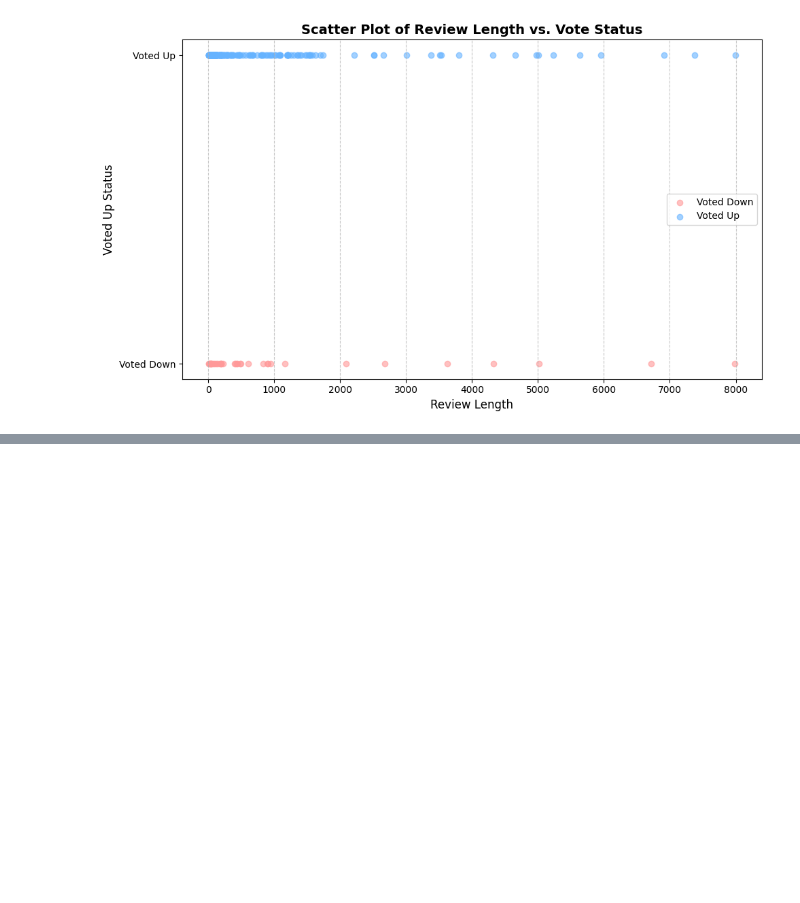
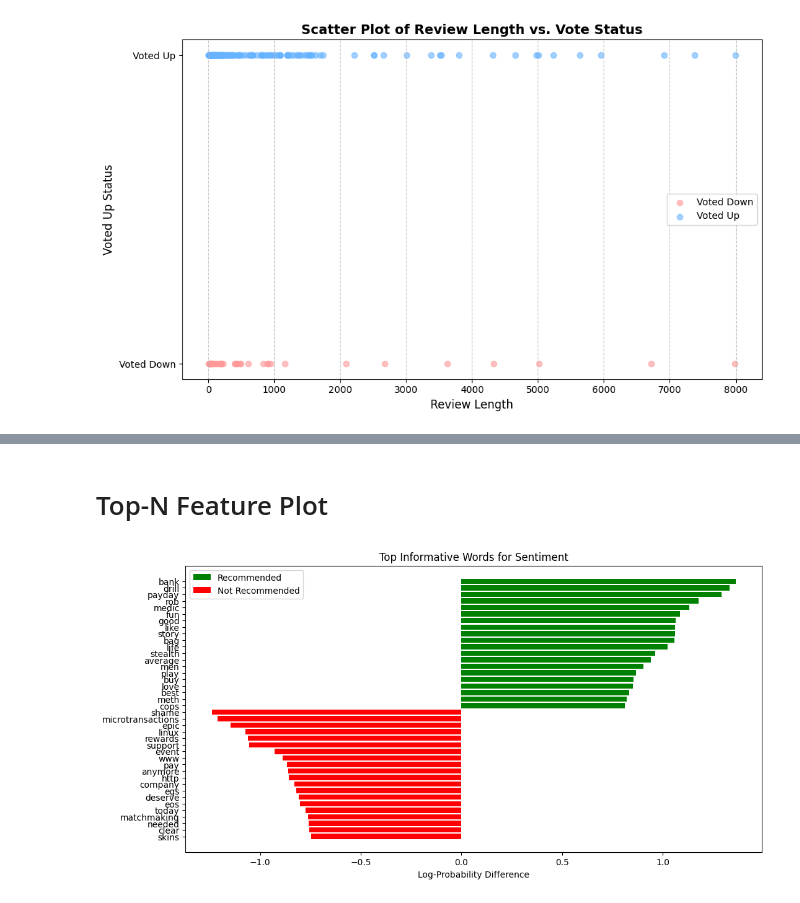
Before and after one commit to Jkwokhk/CS506, a Jupyter notebook: main.ipynb, the cells around one changed output, grey strips where cells are left out. Cells and saved outputs as stored; diff of their text form; code cells hidden in the pictures; blank space fills up the shorter version.

```diff
--- a/main.ipynb
+++ b/main.ipynb
@@ -379,0 +402,34 @@ plt.show()
+# %% [markdown]
+# Top-N Feature Plot
+# %%
+# Get the log probabilities of features
+class_log_probs = model_nb.feature_log_prob_
+
+# Get the difference between class 1 and class 0 (Recommended vs Not Recommended)
+log_prob_diff = class_log_probs[1] - class_log_probs[0]  # Higher = more likely to be in recommended reviews
+
+# Map words to importance difference and filter out common/junk words
+word_importance = {feature_names[i]: log_prob_diff[i] for i in range(len(feature_names))}
+
+custom_stopwords = ENGLISH_STOP_WORDS.union({'game', 'games', 'player', 'players'})
+filtered_word_importance = {word: importance for word, importance in word_importance.items() if word.lower() not in custom_stopwords and word.isalpha() and len(word) > 2}
+
+# Create DataFrame of word importances
+importance_df = pd.DataFrame(list(filtered_word_importance.items()), columns=['Word', 'Importance'])
+
+# Get the Top N positive (recommended) and Top N negative (not recommended) words
+top_n = 20
+top_positive = importance_df.sort_values(by='Importance', ascending=False).head(top_n)
+top_negative = importance_df.sort_values(by='Importance', ascending=True).head(top_n)
+
+# Plot
+plt.figure(figsize=(12, 6))
+plt.barh(top_positive['Word'], top_positive['Importance'], color='green', label='Recommended')
+plt.barh(top_negative['Word'], top_negative['Importance'], color='red', label='Not Recommended')
+plt.xlabel('Log-Probability Difference')
+plt.title('Top Informative Words for Sentiment')
+plt.legend()
+plt.gca().invert_yaxis()
+plt.show()
+# %% [output]
+[figure, added]
```
Also changed, not shown: parts of 9 cells of this notebook.
